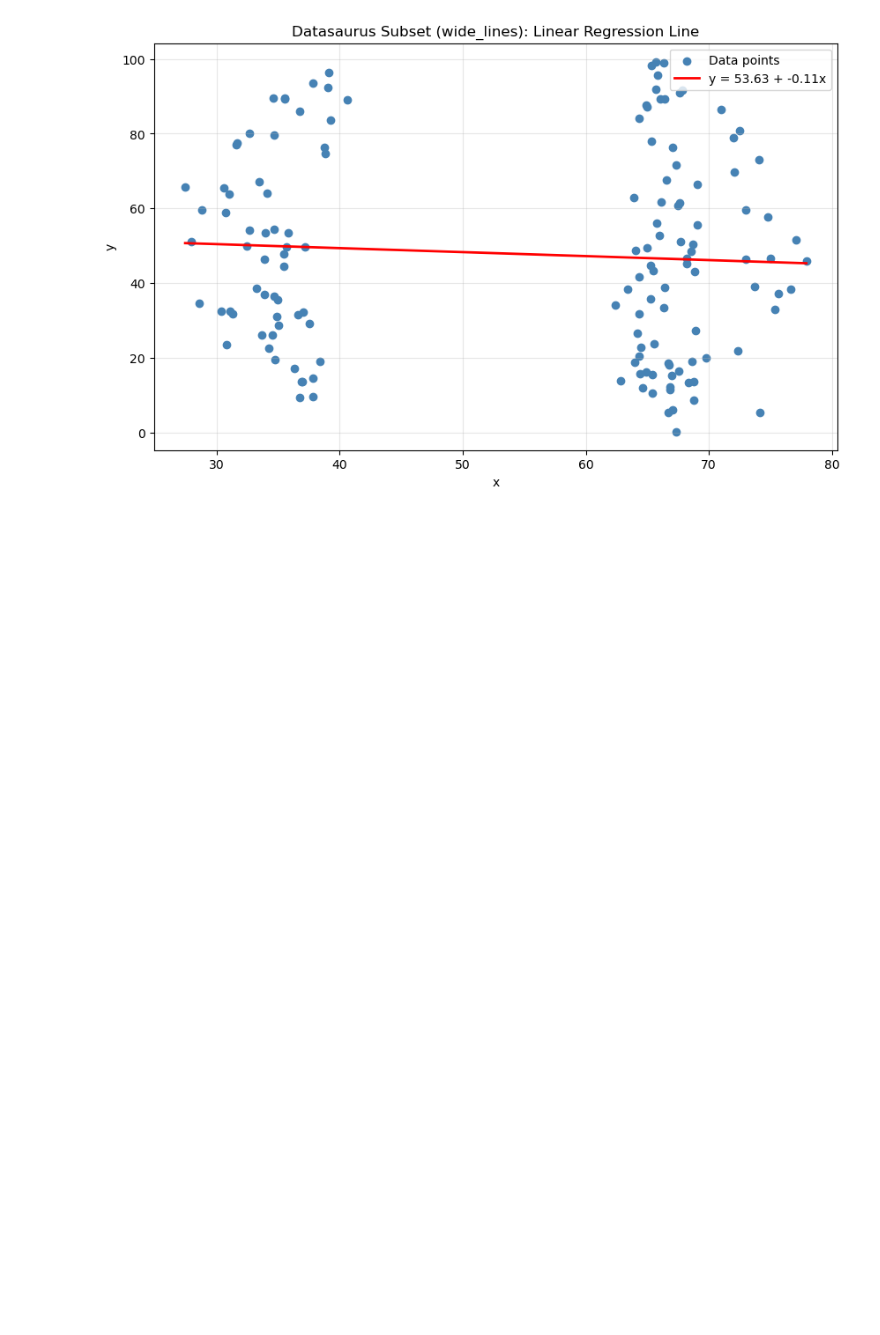
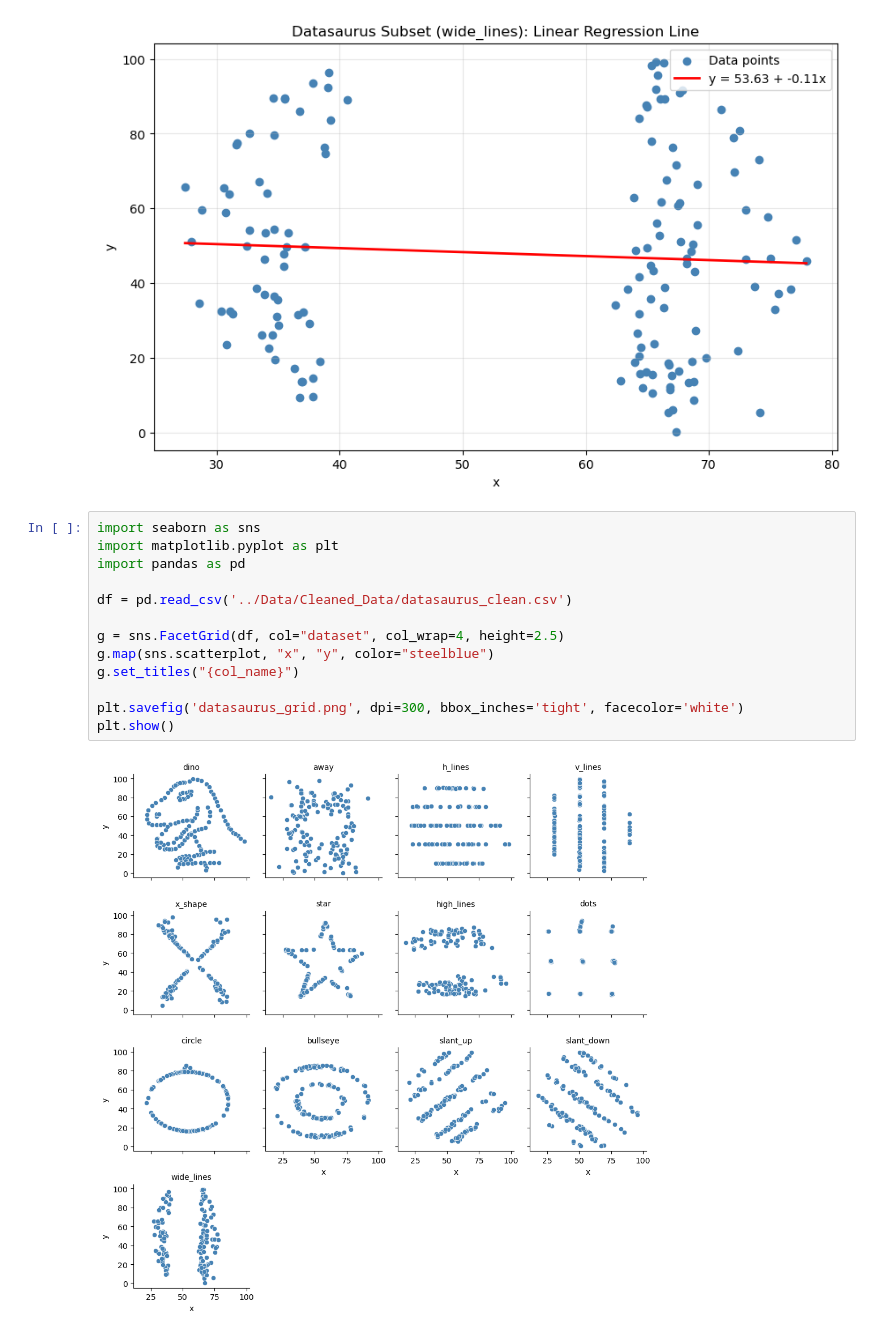
Before and after one commit to Anniendl/Same-Stats-Different-Graphs, a Jupyter notebook: Notebook/03_datasaurus_stats_processing.ipynb, the cells around one changed output. Cells and saved outputs as stored; diff of their text form; blank space fills up the shorter version.

```diff
--- a/Notebook/03_datasaurus_stats_processing.ipynb
+++ b/Notebook/03_datasaurus_stats_processing.ipynb
@@ -781,3 +781,18 @@ plt.grid(alpha=0.3)
 plt.show()
 # %% [output]
 [figure]
+# %%
+import seaborn as sns
+import matplotlib.pyplot as plt
+import pandas as pd
+
+df = pd.read_csv('../Data/Cleaned_Data/datasaurus_clean.csv')
+
+g = sns.FacetGrid(df, col="dataset", col_wrap=4, height=2.5)
+g.map(sns.scatterplot, "x", "y", color="steelblue")
+g.set_titles("{col_name}")
+
+plt.savefig('datasaurus_grid.png', dpi=300, bbox_inches='tight', facecolor='white')
+plt.show()
+# %% [output]
+[figure, added]
```
Also changed, not shown: 1 other file.
